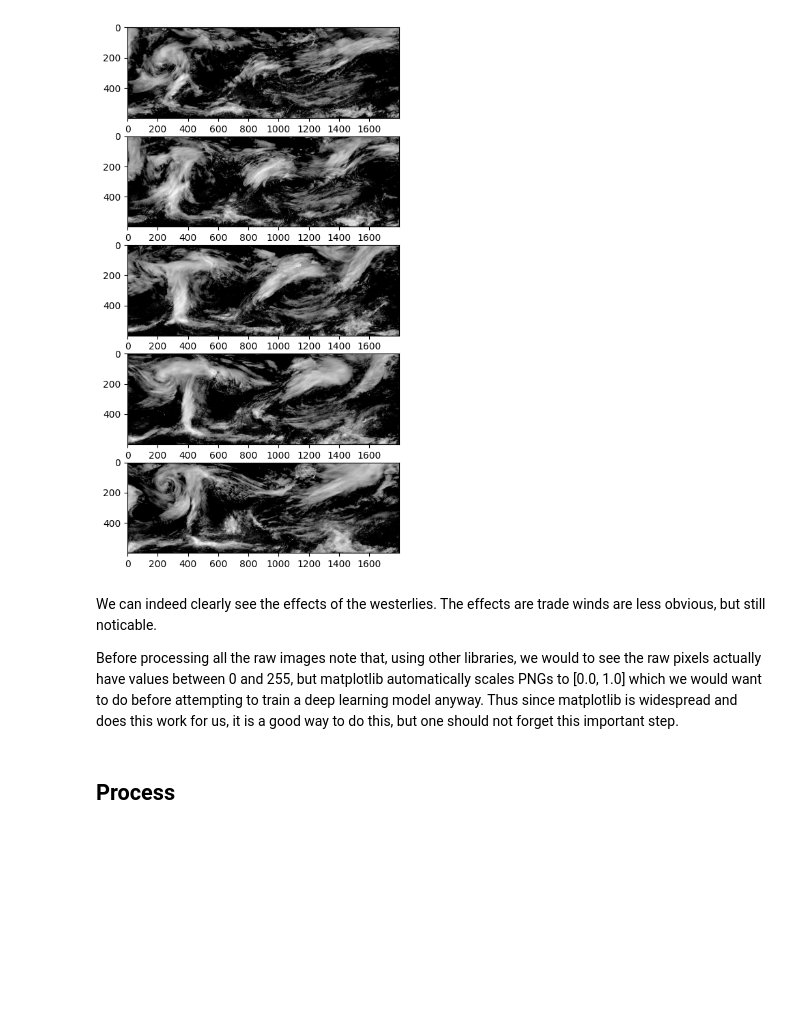
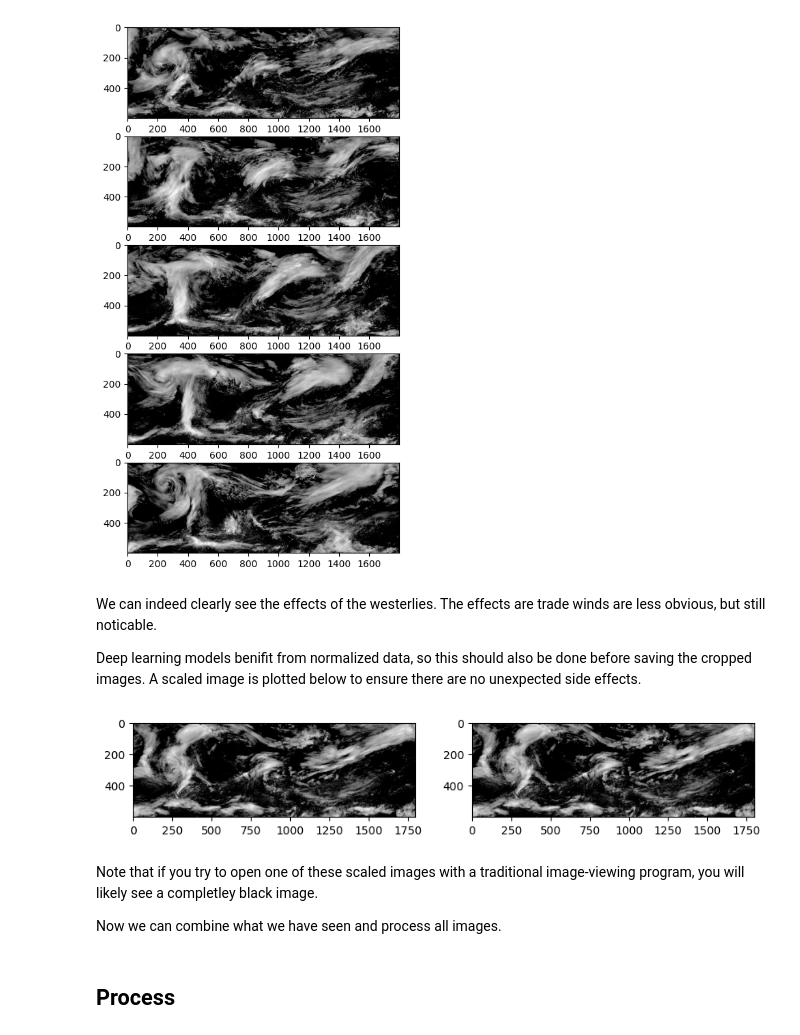
Before and after one commit to jmlazaro25/satellite-forecast, a Jupyter notebook: data/process.ipynb, the cells around one changed output. Saved outputs shown, nothing was run; the diff lists cells and outputs as text; code cells hidden in the pictures; blank space fills up the shorter version.

```diff
--- a/data/process.ipynb
+++ b/data/process.ipynb
@@ -107,7 +109,25 @@ for day in range(1, n_days + 1):
 # %% [markdown]
 We can indeed clearly see the effects of the westerlies. The effects are trade winds are less obvious, but still noticable.
 
-Before processing all the raw images note that, using other libraries, we would to see the raw pixels actually have values between 0 and 255, but matplotlib automatically scales PNGs to [0.0, 1.0] which we would want to do before attempting to train a deep learning model anyway. Thus since matplotlib is widespread and does this work for us, it is a good way to do this, but one should not forget this important step.
+Deep learning models benifit from normalized data, so this should also be done before saving the cropped images. A scaled image is plotted below to ensure there are no unexpected side effects.
+# %%
+ref_image = eda_images[0]
+
+fig, axs = plt.subplots(1, 2, figsize=(10, 5))
+
+# Unscaled image
+plt.subplot(1, 2, 1)
+plt.imshow(ref_image, cmap='gray')
+
+# Scaled image
+plt.subplot(1, 2, 2)
+plt.imshow(ref_image / 255., cmap='gray');
+# %% [output]
+[figure, added]
+# %% [markdown]
+Note that if you try to open one of these scaled images with a traditional image-viewing program, you will likely see a completley black image.
+
+Now we can combine what we have seen and process all images.
 # %% [markdown]
 <a id='process'></a>
 ## Process
```
Also changed, not shown: parts of 6 cells of this notebook, 1 other file.
